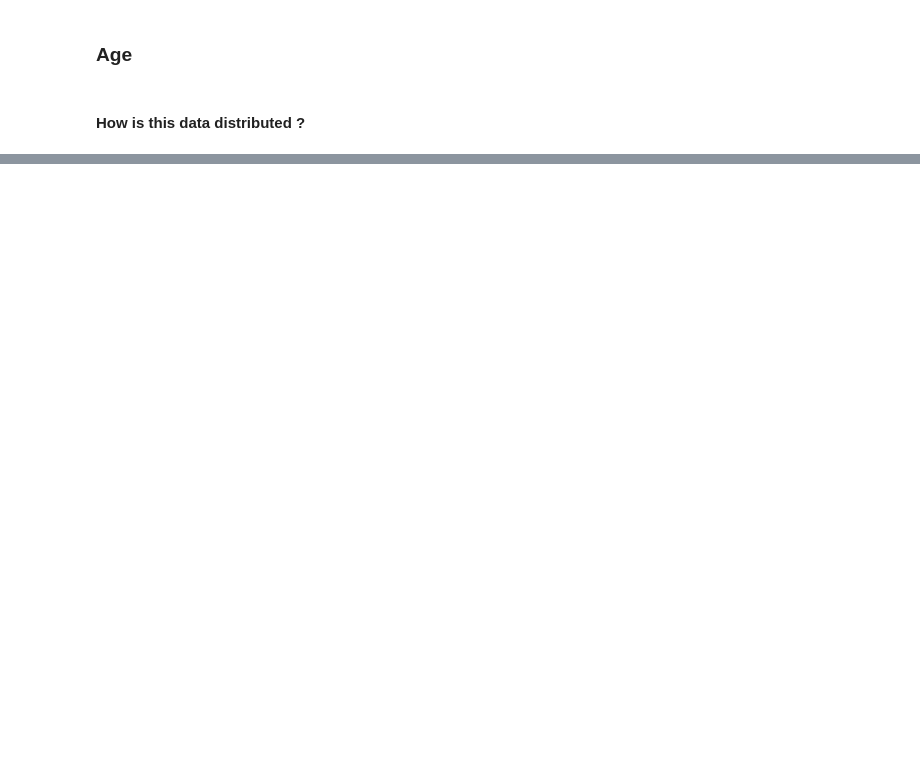
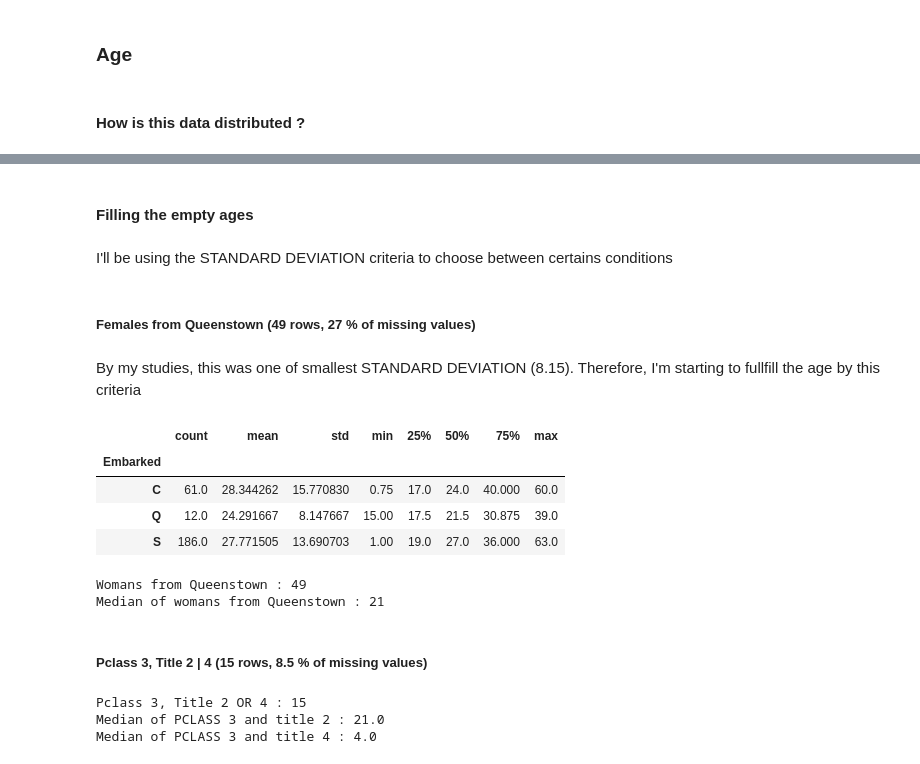
Before and after one commit to johnnyloreano/titanic, a Jupyter notebook: Untitled.ipynb, the cells around one changed output, grey strips where cells are left out. Saved outputs shown, nothing was run; the diff lists cells and outputs as text; code cells hidden in the pictures; blank space fills up the shorter version.

```diff
--- a/Untitled.ipynb
+++ b/Untitled.ipynb
@@ -494,0 +391,22 @@ Name: Age_Group, Length: 891, dtype: float64
+# %% [markdown]
+#### Filling the empty ages
+# %% [markdown]
+I'll be using the STANDARD DEVIATION criteria to choose between certains conditions
+# %% [markdown]
+##### Females from Queenstown (49 rows,  27 % of missing values)
+# %% [markdown]
+By my studies, this was one of smallest STANDARD DEVIATION (8.15). Therefore, I'm starting to fullfill the age by this criteria
+# %%
+dataset[dataset['Sex'] == 'female'].groupby( by = ['Embarked']).describe()['Age']
+# %% [output]
+|  | count | mean | std | min | 25% | 50% | 75% | max |
+| Embarked |  |  |  |  |  |  |  |  |
+| C | 61.0 | 28.344262 | 15.770830 | 0.75 | 17.0 | 24.0 | 40.000 | 60.0 |
+| Q | 12.0 | 24.291667 | 8.147667 | 15.00 | 17.5 | 21.5 | 30.875 | 39.0 |
+| S | 186.0 | 27.771505 | 13.690703 | 1.00 | 19.0 | 27.0 | 36.000 | 63.0 |
+# %%
+print( 'Womans from Queenstown : ' + str(len(no_age_dataset[no_age_dataset['Embarked'] == 'Q'])))
+print( 'Median of womans from Queenstown : ' + str(dataset[(dataset['Sex'] == 'female') & (dataset['Embarked'] == 'Q')]['Age'].median().astype(int)))
+# %% [output]
+Womans from Queenstown : 49
+Median of womans from Queenstown : 21
@@ -494,0 +415,11 @@ Name: Age_Group, Length: 891, dtype: float64
+# %% [markdown]
+##### Pclass 3, Title 2 | 4 (15 rows,  8.5 % of missing values)
+# %%
+print( 'Pclass 3, Title 2 OR 4 : ' + str(len(no_age_dataset[(no_age_dataset['Pclass'] == 3) & (no_age_dataset['Title'] == 2) | (no_age_dataset['Title'] == 4) ])))
+print( 'Median of PCLASS 3 and title 2 : ' + str(dataset[(dataset['Pclass'] == 3) & (dataset['Title'] == 2) ]['Age'].median()))
+
+print( 'Median of PCLASS 3 and title 4 : ' + str(dataset[(dataset['Pclass'] == 3) & (dataset['Title'] == 4)]['Age'].median()))
+# %% [output]
+Pclass 3, Title 2 OR 4 : 15
+Median of PCLASS 3 and title 2 : 21.0
+Median of PCLASS 3 and title 4 : 4.0
```
Also changed, not shown: parts of 45 cells of this notebook.
